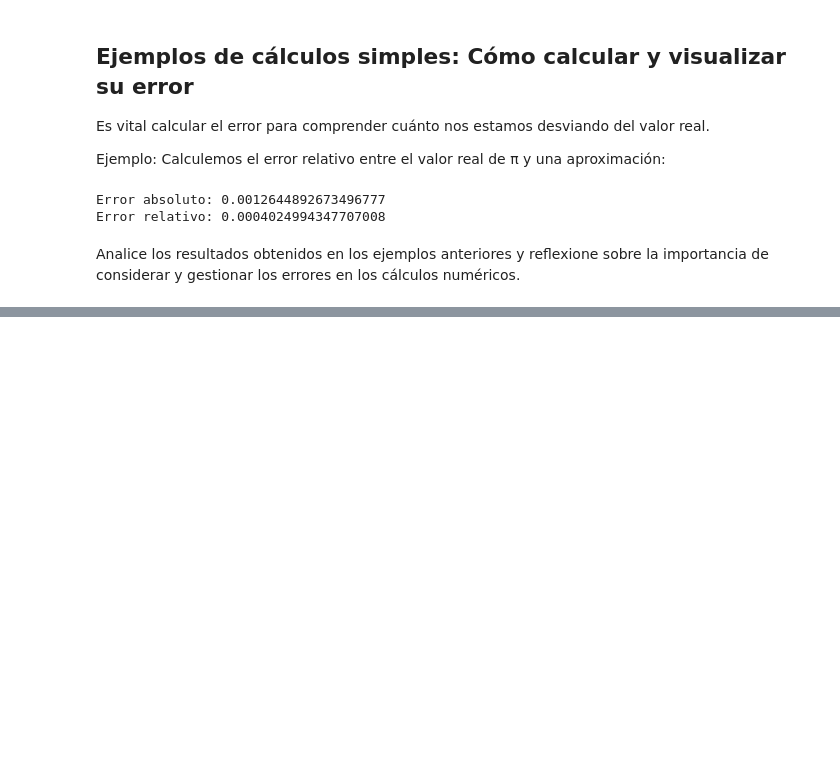
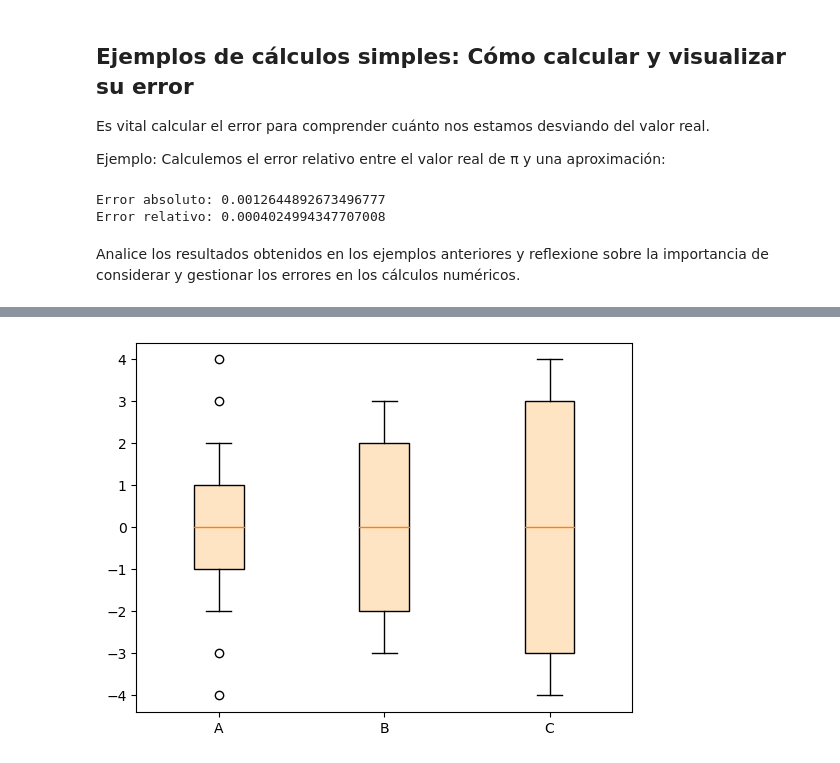
Before and after one commit to cpatagon/Python_Numerico, a Jupyter notebook: clases/02_intro_metodos_numericos/02_07_Estimación_Errores.ipynb, the cells around one changed output, grey strips where cells are left out. Saved outputs shown, nothing was run; the diff lists cells and outputs as text; code cells hidden in the pictures; blank space fills up the shorter version.

```diff
--- a/clases/02_intro_metodos_numericos/02_07_Estimación_Errores.ipynb
+++ b/clases/02_intro_metodos_numericos/02_07_Estimación_Errores.ipynb
@@ -62,0 +133,14 @@ Analice los resultados obtenidos en los ejemplos anteriores y reflexione sobre l
+# %%
+fig, ax = plt.subplots()
+
+stats = [
+    dict(med=0, q1=-1, q3=1, whislo=-2, whishi=2, fliers=[-4, -3, 3, 4], label='A'),
+    dict(med=0, q1=-2, q3=2, whislo=-3, whishi=3, fliers=[], label='B'),
+    dict(med=0, q1=-3, q3=3, whislo=-4, whishi=4, fliers=[], label='C'),
+]
+
+ax.bxp(stats, patch_artist=True, boxprops={'facecolor': 'bisque'})
+
+plt.show()
+# %% [output]
+[figure, added]
```
Also changed, not shown: parts of 13 cells of this notebook, 3 other files.
